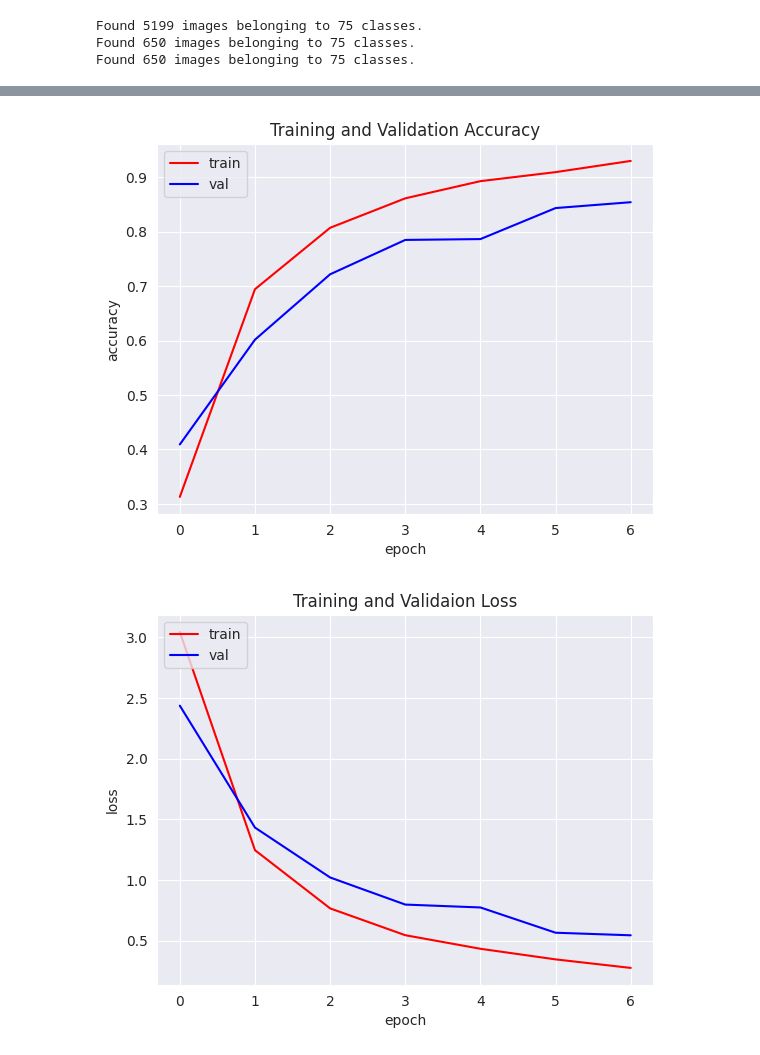
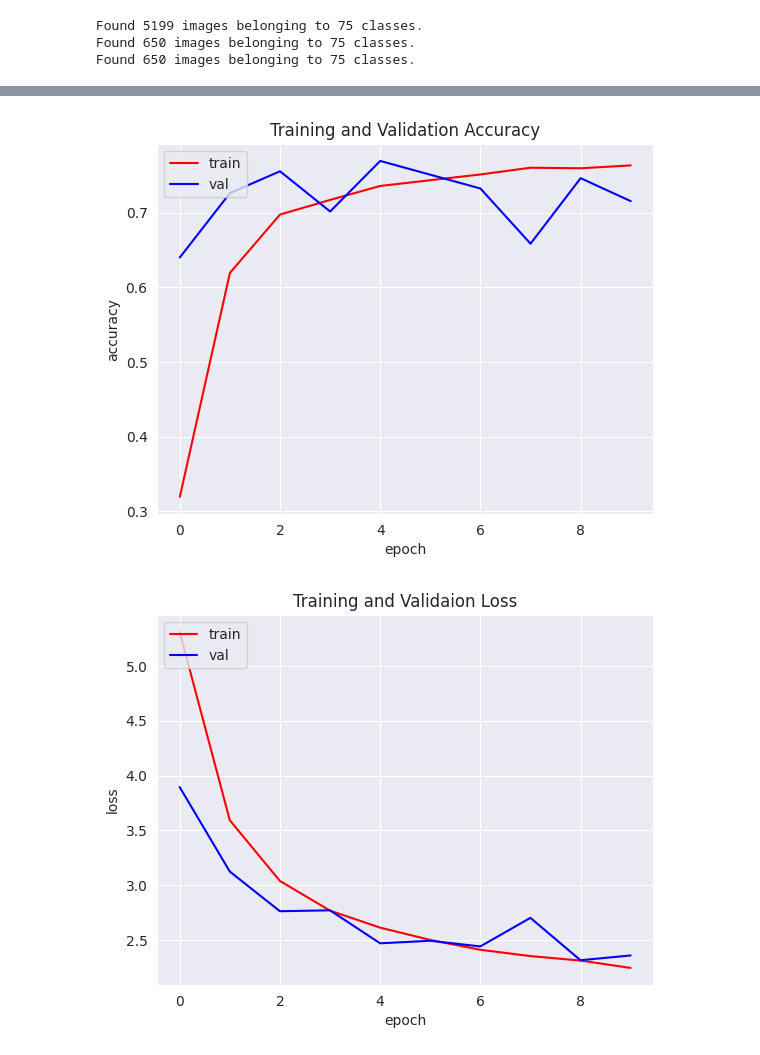
Before and after one commit to mafdhalrzy/ButterflyImageClassification, a Jupyter notebook: ButterflyImageClassification.ipynb, the cells around one changed output, grey strips where cells are left out. Cells and saved outputs as stored; diff of their text form; code cells hidden in the pictures.

```diff
--- a/ButterflyImageClassification.ipynb
+++ b/ButterflyImageClassification.ipynb
@@ -333,7 +333,7 @@ Total images in test set       :  650
 # 2. Membuat Objek ImageDataGenerator
 # Untuk Data Latih: Rescale + Augmentasi (mencegah overfitting)
 train_datagen = ImageDataGenerator(
-    rescale=1./255,
+    preprocessing_function=tf.keras.applications.mobilenet_v2.preprocess_input,
     rotation_range=20,
     zoom_range=0.2,
     horizontal_flip=True,
@@ -342,8 +342,8 @@ train_datagen = ImageDataGenerator(
 )
 
 # Untuk Data Validasi & Uji: HANYA RESCALE (evaluasi jujur tanpa manipulasi)
-val_datagen = ImageDataGenerator(rescale=1./255)
-test_datagen = ImageDataGenerator(rescale=1./255)
+val_datagen = ImageDataGenerator(preprocessing_function=tf.keras.applications.mobilenet_v2.preprocess_input)
+test_datagen = ImageDataGenerator(preprocessing_function=tf.keras.applications.mobilenet_v2.preprocess_input)
 
 # 3. Menghubungkan Generator dengan Direktori Fisik
 # Generator Data Latih
@@ -482,17 +477,3 @@ reduce_lr = tf.keras.callbacks.ReduceLROnPlateau(
     min_lr=1e-6,
     verbose=1
 )
-
-print("Memulai pelatihan model Hybrid CNN...")
-start_time = time.time()
-
-# Petunjuk: Masukkan generator train dan generator validasi
-history = model.fit(
-    train_generator,
-    epochs=30,
-    validation_data=validation_generator,
-    callbacks=[TargetCallback(), reduce_lr],
-    verbose=1
-)
-
-print(f"Pelatihan selesai dalam waktu: {(time.time() - start_time)/60:.2f} menit")
@@ -517,0 +480,15 @@ Pelatihan selesai dalam waktu: 4.39 menit
+# %%
+import time
+
+print("--- Memulai Fase 1: Warm-up Head Model (10 Epoch) ---")
+start_time = time.time()
+
+# 3. Eksekusi Pelatihan Fase 1
+history_phase1 = model.fit(
+    train_generator,
+    epochs=10,
+    validation_data=validation_generator,
+    callbacks=[TargetCallback()] # reduce_lr biasanya disimpan untuk Fase 2
+)
+
+print(f"Fase 1 selesai dalam waktu: {(time.time() - start_time)/60:.2f} menit")
@@ -518,28 +513,28 @@ Pelatihan selesai dalam waktu: 4.39 menit
 # %%
-acc = history.history['accuracy']
-val_acc = history.history['val_accuracy']
-loss = history.history['loss']
-val_loss = history.history['val_loss']
+acc = history_phase1.history['accuracy']
+val_acc = history_phase1.history['val_accuracy']
+loss = history_phase1.history['loss']
+val_loss = history_phase1.history['val_loss']
 
 epochs = range(len(acc))
 
 plt.plot(epochs, acc, 'r')
 plt.plot(epochs, val_acc, 'b')
 plt.title('Training and Validation Accuracy')
 plt.ylabel('accuracy')
 plt.xlabel('epoch')
 plt.legend(['train', 'val'], loc='upper left')
 plt.show()
 
 print("\n")
 
 plt.plot(epochs, loss, 'r')
 plt.plot(epochs, val_loss, 'b')
 plt.ylabel('loss')
 plt.xlabel('epoch')
 plt.legend(['train', 'val'], loc='upper left')
 plt.title('Training and Validaion Loss')
 plt.show()
 # %% [output]
-[figure, old version]
+[figure, new version]
-[figure, old version]
+[figure, new version]
```
Also changed, not shown: parts of 7 cells of this notebook.
